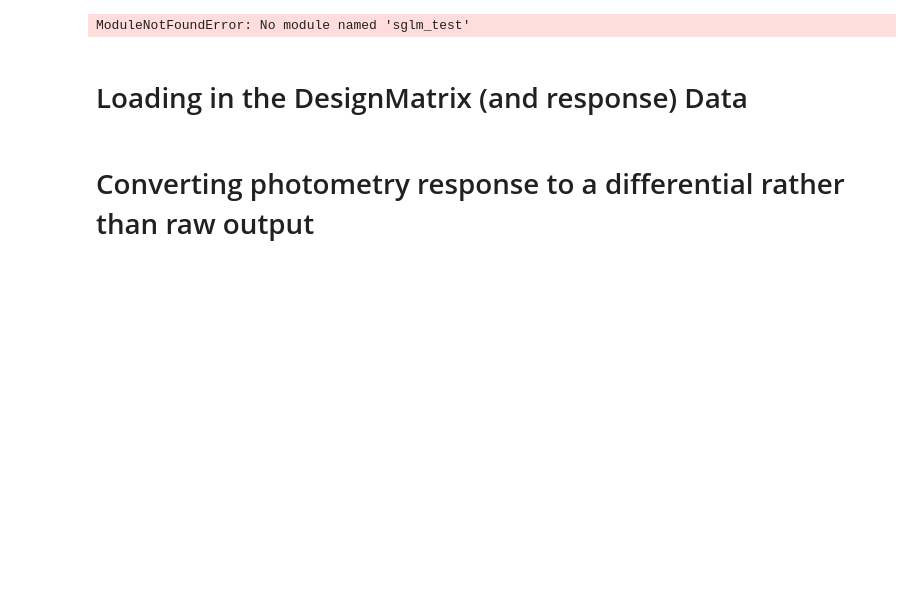
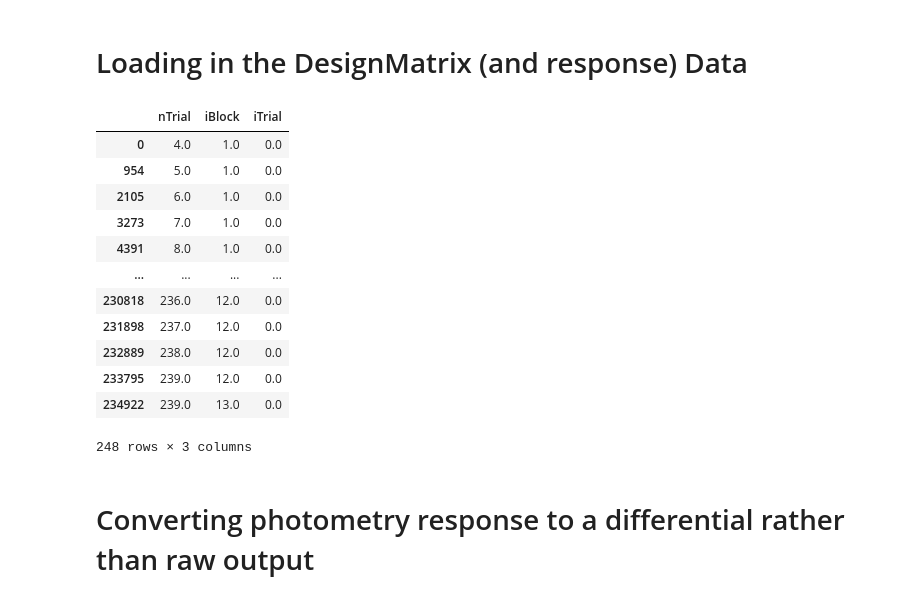
Before and after one commit to kimerein/sabatinilab-glm, a Jupyter notebook: example_run.ipynb, the cells around one changed output. Drawn from its saved outputs; the diff is of its cells as text; code cells hidden in the pictures; blank space fills up the shorter version.

```diff
--- a/example_run.ipynb
+++ b/example_run.ipynb
@@ -4,7 +4,9 @@
 %autoreload 2
 # %%
 import sys
-sys.path.append('./backend')
+sys.path.append('/Users/josh/Documents/Harvard/GLM/sabatinilab-glm/backend')
+sys.path.append('/Users/josh/Documents/Harvard/GLM/sabatinilab-glm/backend/test')
+# sys.path.append('./backend')
 import numpy as np
 import pandas as pd
 import matplotlib.pyplot as plt
@@ -14,13 +16,28 @@ from sklearn.model_selection import GroupShuffleSplit
 import sglm
 import sglm_cv
 import sglm_pp
-import sglm_test
+import sglm_ez
-# %% [output]
-ModuleNotFoundError: No module named 'sglm_test'
 # %% [markdown]
 # Loading in the DesignMatrix (and response) Data
 # %%
 df = pd.read_csv('../C39v2_sampleDesignMat.csv').drop('Unnamed: 0', axis=1).drop('index', axis=1)
+# %%
+tmp = sglm_ez.cv_idx_by_trial_id(df, y=None, trial_id_columns=['nTrial', 'iBlock', 'iTrial'])
+df[['nTrial', 'iBlock', 'iTrial']].drop_duplicates()
+# %% [output]
+|  | nTrial | iBlock | iTrial |
+| 0 | 4.0 | 1.0 | 0.0 |
+| 954 | 5.0 | 1.0 | 0.0 |
+| 2105 | 6.0 | 1.0 | 0.0 |
+| 3273 | 7.0 | 1.0 | 0.0 |
+| 4391 | 8.0 | 1.0 | 0.0 |
+| ... | ... | ... | ... |
+| 230818 | 236.0 | 12.0 | 0.0 |
+| 231898 | 237.0 | 12.0 | 0.0 |
+| 232889 | 238.0 | 12.0 | 0.0 |
+| 233795 | 239.0 | 12.0 | 0.0 |
+| 234922 | 239.0 | 13.0 | 0.0 |
+248 rows × 3 columns
 # %% [markdown]
 # Converting photometry response to a differential rather than raw output
 # %%
```
Also changed, not shown: 3 other files.
